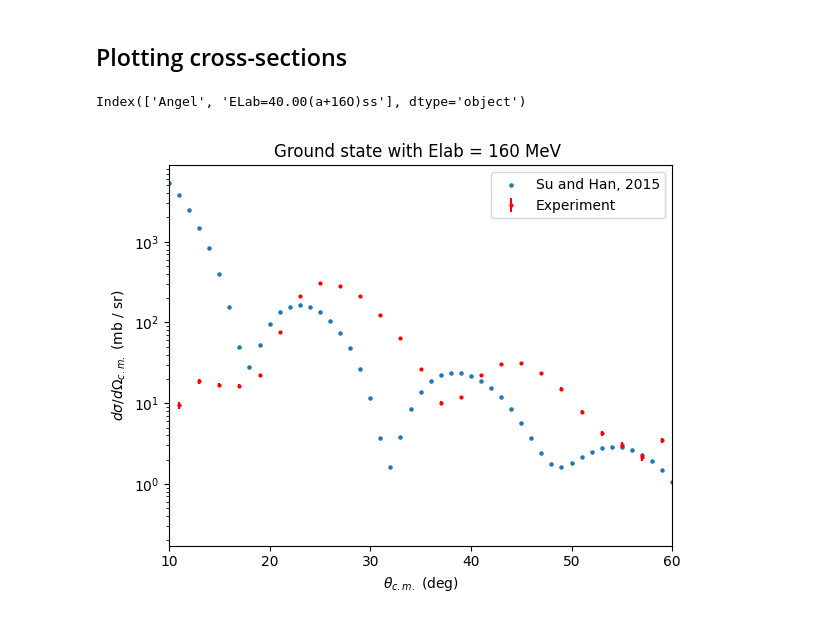
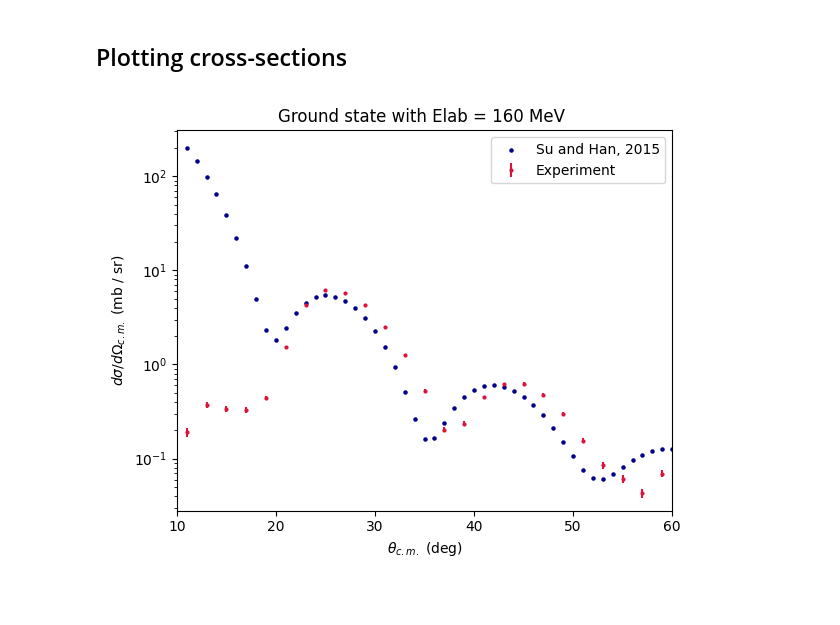
Before and after one commit to singhp99/e20020_analysis, a Jupyter notebook: notebooks/crosssection_correction.ipynb, the cells around one changed output. Cells and saved outputs as stored; diff of their text form; code cells hidden in the pictures.

```diff
--- a/notebooks/crosssection_correction.ipynb
+++ b/notebooks/crosssection_correction.ipynb
@@ -214,2 +214,18 @@ Overwriting histogram named z_vert in Histogrammer.add_histogram!
 # %%
 percentage_slice = (counts_slices/sum(counts_slices))
+bins_half = np.zeros(len(bins_slices))
+
+
+for idx, bin_num in enumerate(bins_slices):
+    if idx == 0:
+        bins_half[idx] = ((bin_num - 0)/2)
+    else:
+        bins_half[idx] = bins_slices[idx-1] + ((bin_num - bins_slices[idx-1])/2)
+
+
+energy_at_halfway = (proj_energy_start - target_material.get_energy_loss(projectile, proj_energy_start, bins_half))/16
+
+# print(bins_slices)
+# print(bins_half)
+print(percentage_slice)
+print(energy_at_halfway)
@@ -390,7 +417,7 @@ cm_hist.counts = cm_counts
 ## Cross-section calculations
 # %%
 length = 1    # Units of meters
-beam_counts = 100000000
+beam_counts = 5000000000
 nuclei_areal_density = pressure * torr_2_pascal * length / boltzmann / temperature * stoich * 1.0e-31 # Units of target nuclei / millibarns
 
 # Without efficiency correction
@@ -401,30 +428,42 @@ xs_err = np.sqrt(cm_hist.counts) / np.diff(np.cos(np.deg2rad(cm_hist.bins))) / (
 # %%
 import pandas as pd
 
-file_path = "/Users/pranjalsingh/Desktop/research_space_spyral/e20020_analysis/Ptolemy/DWBA_gs.Xsec.txt"
-df = pd.read_csv(file_path, sep='\s+', skiprows=1)
-print(df.columns)
-df
+cross_sections = {}
 
-angle = df['Angel'].to_numpy().astype(float)
-xsec = df['ELab=40.00(a+16O)ss'].to_numpy().astype(float)
+for idx,energy in enumerate(energy_at_halfway):
+    file_path = f"/Users/pranjalsingh/Desktop/research_space_spyral/Su_Han_calculations/DWBA.Xsec_{energy:.2f}.txt"
+    df = pd.read_csv(file_path, sep='\s+', skiprows=2)
+    if idx == 0:
+        cross_sections["angles_cm"] = df.iloc[:, 0].values
+        cross_sections[f"xsec_{energy:.2f}"] = df.iloc[:, 1].values * percentage_slice[idx]
+
+    else:
+        cross_sections[f"xsec_{energy:.2f}"] = df.iloc[:, 1].values * percentage_slice[idx]
+
+
+cs_df = pd.DataFrame(cross_sections)
+cs_df
+
+cs_df['average_cross_sections'] = (cs_df.iloc[:, 1:].mean(axis=1))/(sum(percentage_slice))
+
+angle = cs_df["angles_cm"].to_numpy().astype(float)
+xsec = cs_df['average_cross_sections'].to_numpy().astype(float)
 
 fig, ax = plt.subplots(1, 1)
-ax.scatter(angle[10:], xsec[10:],label = "Su and Han, 2015",s=5)
+ax.scatter(angle[10:], xsec[10:],label = "Su and Han, 2015",s=5,color="darkblue")
 ax.set_yscale("log")
 
-ax.errorbar(cm_hist.bins[:-1]+cm_hist.bin_width/2, xs, yerr=xs_err, c="red",fmt='o', markersize=2,label="Experiment")
+ax.errorbar(cm_hist.bins[:-1]+cm_hist.bin_width/2, xs, yerr=xs_err, c="crimson",fmt='o', markersize=2,label="Experiment")
 
 ax.set_title(f"Ground state with Elab = {proj_energy_start} MeV ")
 ax.set_xlabel(r"$\theta_{c.m.}$ (deg)")
 ax.set_ylabel(r"$d\sigma / d\Omega_{c.m.}$ (mb / sr)")
 
 plt.xlim(min_cm, max_cm)
 # plt.ylim(0,5e2)
 ax.legend()
 fig.set_figwidth(8.0)
 fig.set_figwidth(6.0)
 fig.tight_layout()
 # %% [output]
-Index(['Angel', 'ELab=40.00(a+16O)ss'], dtype='object')
-[figure, old version]
+[figure, new version]
```
Also changed, not shown: parts of 2 cells of this notebook.
